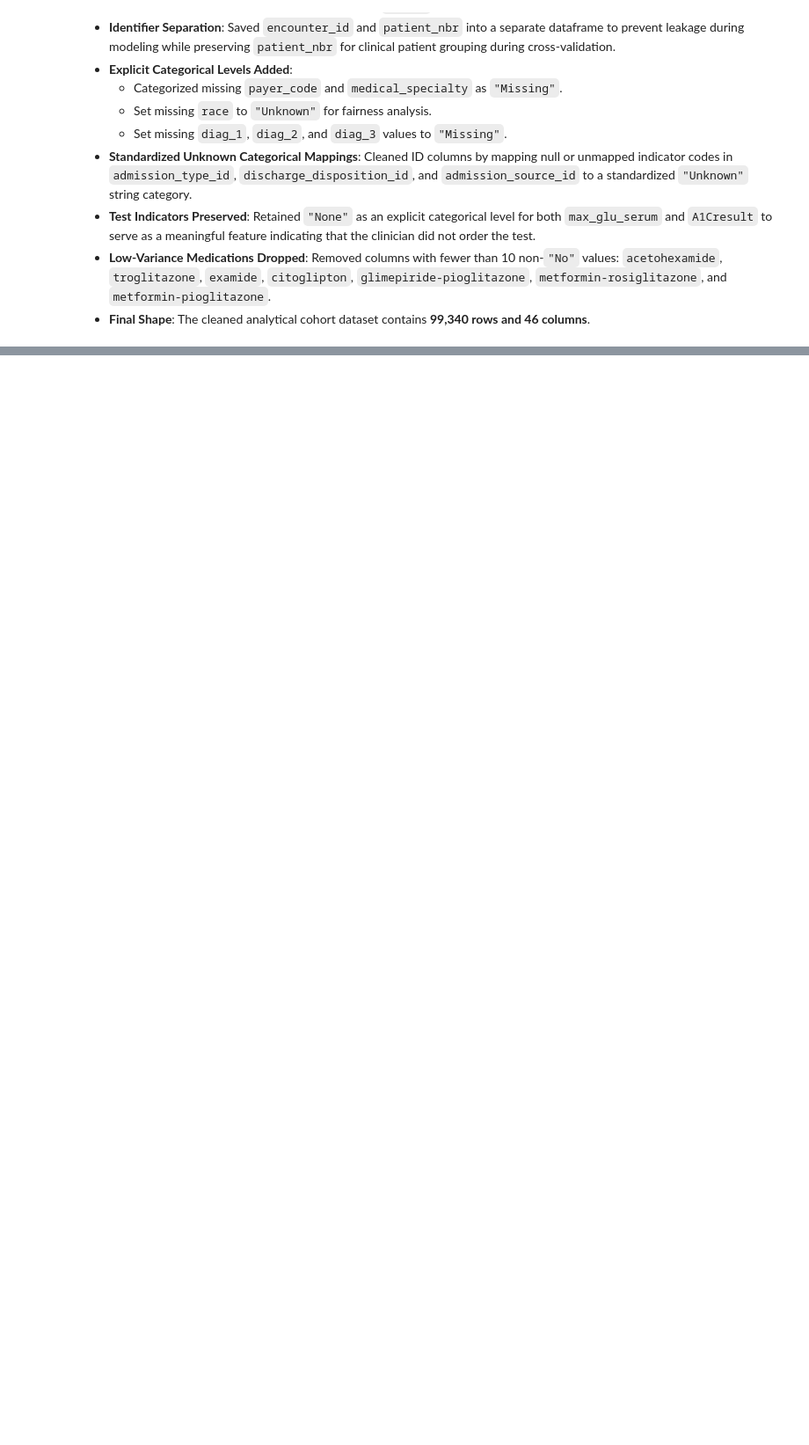
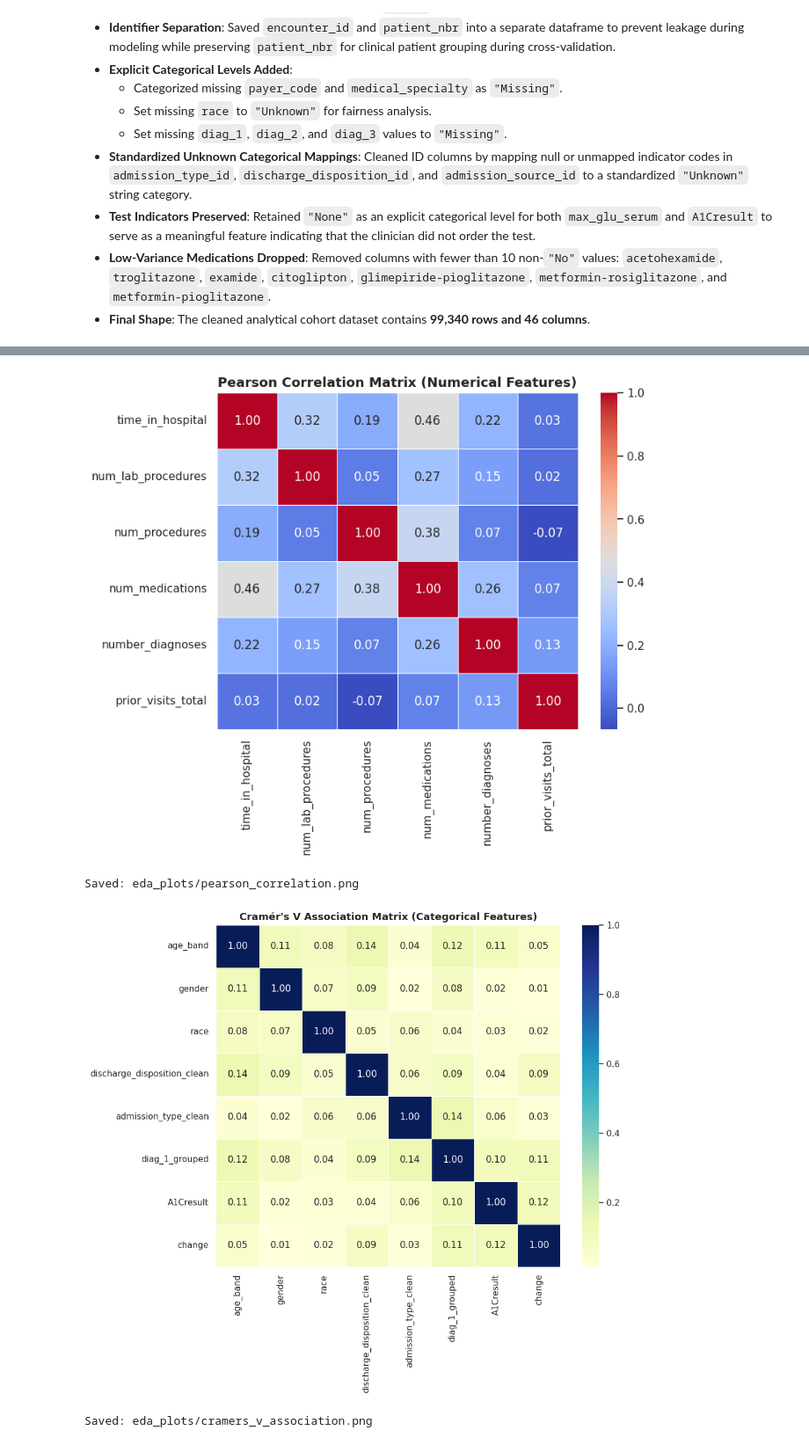
Before and after one commit to bahaali273/COMP9170-Hospital-Readmission, a Jupyter notebook: Predicting_Hospital_Readmissions_Using_Public_Health_Data.ipynb, the cells around one changed output, grey strips where cells are left out. Shown at 88% size. Saved outputs shown, nothing was run; the diff lists cells and outputs as text; code cells hidden in the pictures; blank space fills up the shorter version.

```diff
--- a/Predicting_Hospital_Readmissions_Using_Public_Health_Data.ipynb
+++ b/Predicting_Hospital_Readmissions_Using_Public_Health_Data.ipynb
@@ -450,0 +682,45 @@ Final processed DataFrame shape: (99340, 46)
+# %%
+# --- 3. Multicollinearity & Relationship Assessments ---
+# Pearson Correlation for Numerical Features
+plt.figure(figsize=(8, 6))
+corr_matrix = df_feat[num_cols].corr()
+sns.heatmap(corr_matrix, annot=True, cmap='coolwarm', fmt='.2f', linewidths=0.5)
+plt.title('Pearson Correlation Matrix (Numerical Features)', fontsize=13, fontweight='bold')
+fig_path_corr = 'eda_plots/pearson_correlation.png'
+plt.savefig(fig_path_corr, dpi=300)
+plt.show()
+print(f"Saved: {fig_path_corr}")
+
+# Cramér's V Helper Function
+def cramers_v(x, y):
+    confusion_matrix = pd.crosstab(x, y)
+    chi2 = chi2_contingency(confusion_matrix)[0]
+    n = confusion_matrix.sum().sum()
+    phi2 = chi2 / n
+    r, k = confusion_matrix.shape
+    phi2corr = max(0, phi2 - ((k-1)*(r-1))/(n-1))
+    rcorr = r - ((r-1)**2)/(n-1)
+    kcorr = k - ((k-1)**2)/(n-1)
+    return np.sqrt(phi2corr / min((kcorr-1), (rcorr-1)))
+
+# Compute Cramér's V Matrix for Categorical Features
+cramer_matrix = pd.DataFrame(index=cat_cols, columns=cat_cols, dtype=float)
+for col1 in cat_cols:
+    for col2 in cat_cols:
+        if col1 == col2:
+            cramer_matrix.loc[col1, col2] = 1.0
+        else:
+            cramer_matrix.loc[col1, col2] = cramers_v(df_feat[col1], df_feat[col2])
+
+plt.figure(figsize=(10, 8))
+sns.heatmap(cramer_matrix, annot=True, cmap='YlGnBu', fmt='.2f', linewidths=0.5)
+plt.title("Cramér's V Association Matrix (Categorical Features)", fontsize=13, fontweight='bold')
+fig_path_cramer = 'eda_plots/cramers_v_association.png'
+plt.savefig(fig_path_cramer, dpi=300)
+plt.show()
+print(f"Saved: {fig_path_cramer}")
+# %% [output]
+[figure, added]
+Saved: eda_plots/pearson_correlation.png
+[figure, added]
+Saved: eda_plots/cramers_v_association.png
```
Also changed, not shown: parts of 13 cells of this notebook.
